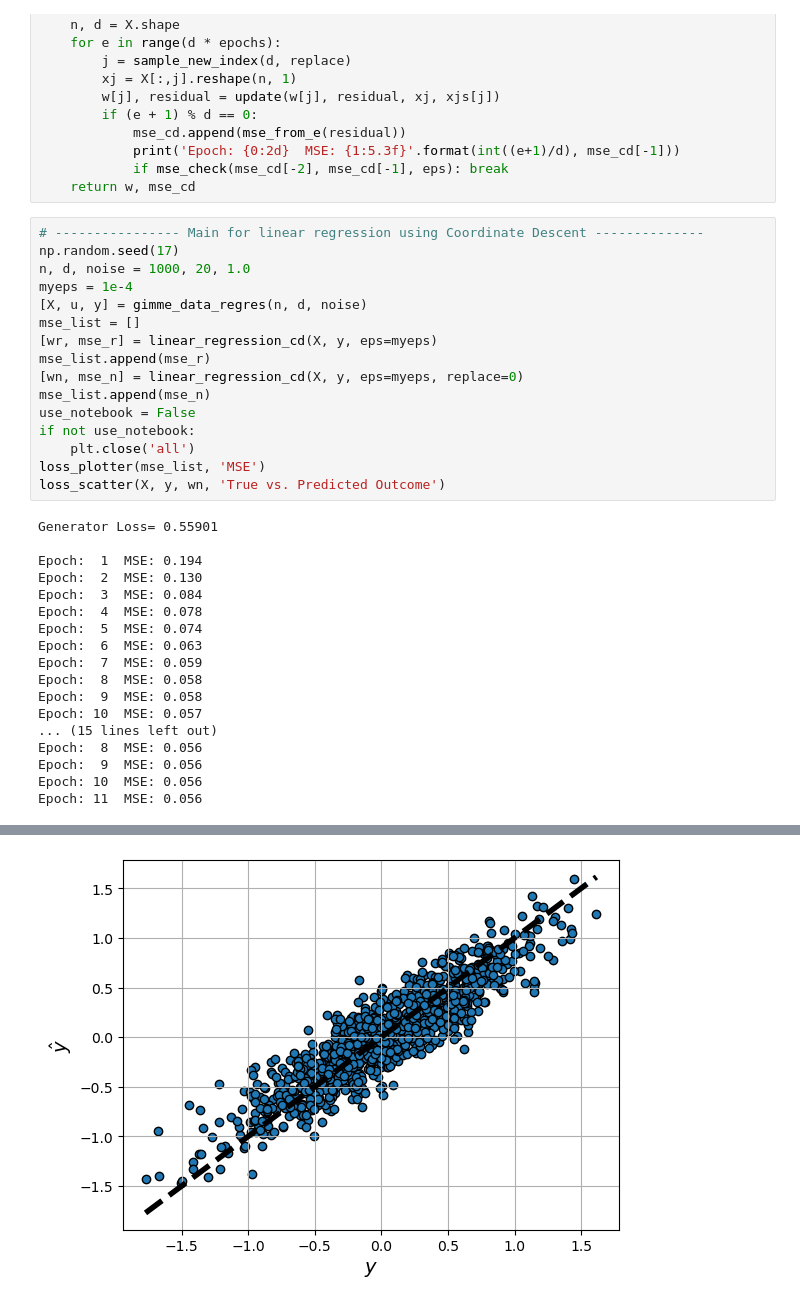
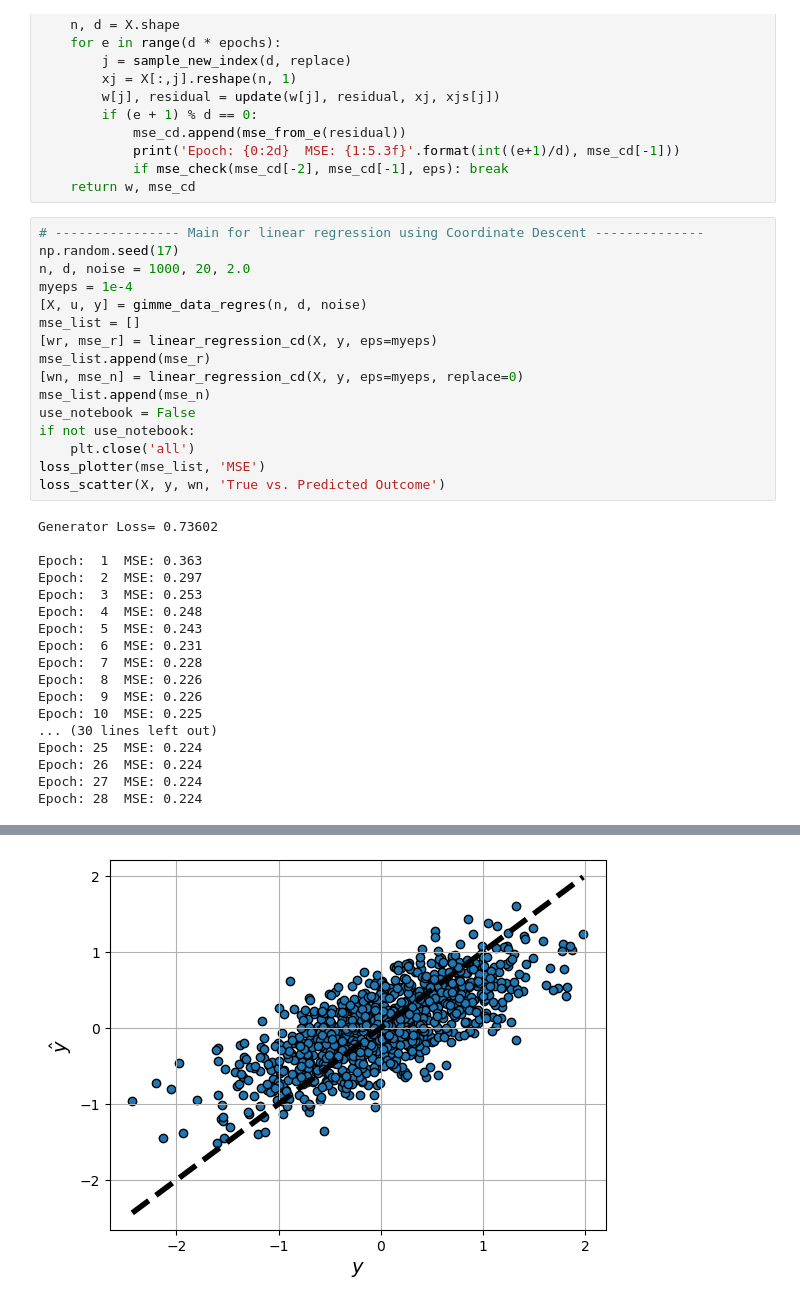
Before and after one commit to vidyabharti9/Machine-Learning, a Jupyter notebook: assignment3/pa3.ipynb, the cells around one changed output, grey strips where cells are left out. Drawn from its saved outputs; the diff is of its cells as text.

```diff
--- a/assignment3/pa3.ipynb
+++ b/assignment3/pa3.ipynb
@@ -167,7 +167,7 @@ def linear_regression_cd(X, y, epochs=100, eps=0.001, replace=1):
 # %%
 # ---------------- Main for linear regression using Coordinate Descent --------------
 np.random.seed(17)
-n, d, noise = 1000, 20, 1.0
+n, d, noise = 1000, 20, 2.0
 myeps = 1e-4
 [X, u, y] = gimme_data_regres(n, d, noise)
 mse_list = []
@@ -181,20 +181,20 @@ if not use_notebook:
 loss_plotter(mse_list, 'MSE')
 loss_scatter(X, y, wn, 'True vs. Predicted Outcome')
 # %% [output]
-Generator Loss= 0.55901
+Generator Loss= 0.73602
 
-Epoch:  1  MSE: 0.194
-Epoch:  2  MSE: 0.130
-Epoch:  3  MSE: 0.084
-Epoch:  4  MSE: 0.078
-Epoch:  5  MSE: 0.074
-Epoch:  6  MSE: 0.063
-Epoch:  7  MSE: 0.059
-Epoch:  8  MSE: 0.058
-Epoch:  9  MSE: 0.058
-Epoch: 10  MSE: 0.057
-... (15 lines left out)
-Epoch:  8  MSE: 0.056
-Epoch:  9  MSE: 0.056
-Epoch: 10  MSE: 0.056
-Epoch: 11  MSE: 0.056
+Epoch:  1  MSE: 0.363
+Epoch:  2  MSE: 0.297
+Epoch:  3  MSE: 0.253
+Epoch:  4  MSE: 0.248
+Epoch:  5  MSE: 0.243
+Epoch:  6  MSE: 0.231
+Epoch:  7  MSE: 0.228
+Epoch:  8  MSE: 0.226
+Epoch:  9  MSE: 0.226
+Epoch: 10  MSE: 0.225
+... (30 lines left out)
+Epoch: 25  MSE: 0.224
+Epoch: 26  MSE: 0.224
+Epoch: 27  MSE: 0.224
+Epoch: 28  MSE: 0.224
@@ -202 +202 @@ Epoch: 11  MSE: 0.056
-[figure, old version]
+[figure, new version]
```
Also changed, not shown: parts of 2 cells of this notebook.
